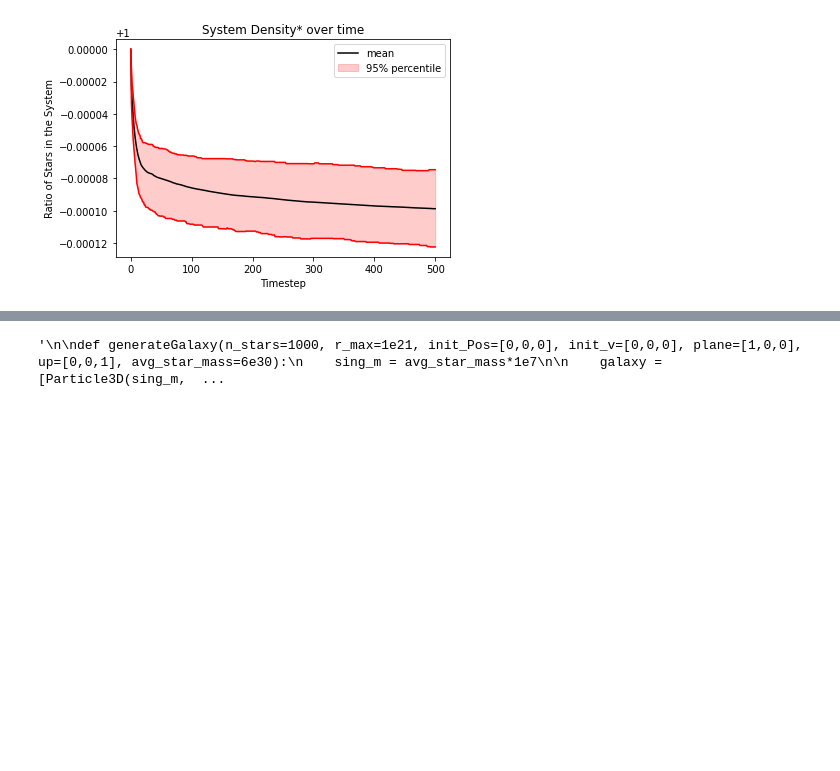
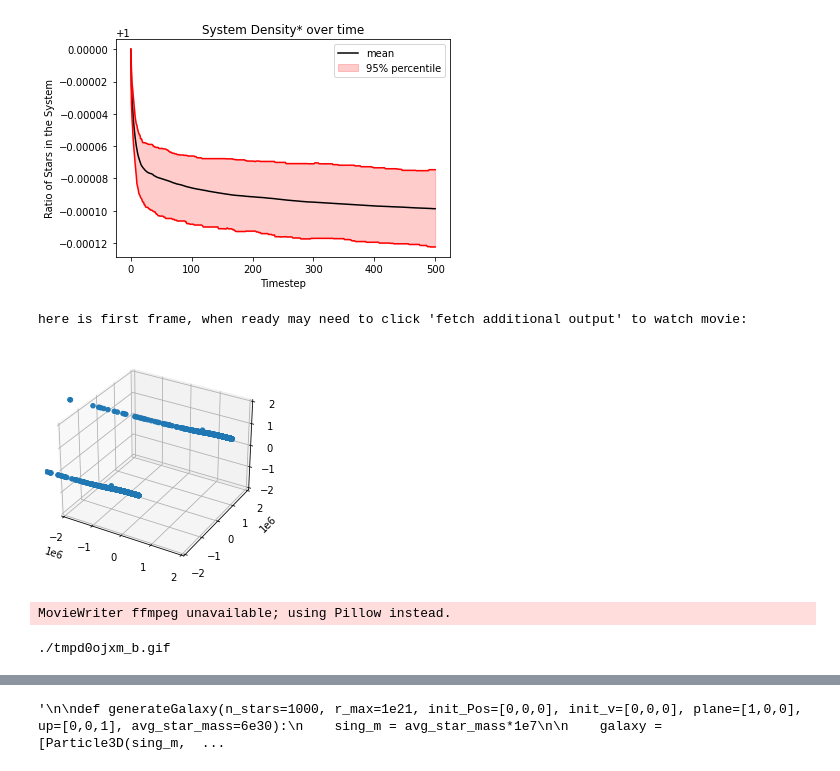
Before and after one commit to phasc/NS162, a Jupyter notebook: final_prject/test_g.ipynb, the cells around one changed output, grey strips where cells are left out. Cells and saved outputs as stored; diff of their text form; code cells hidden in the pictures; blank space fills up the shorter version.

```diff
--- a/final_prject/test_g.ipynb
+++ b/final_prject/test_g.ipynb
@@ -798,3 +798,21 @@ plt.legend()
 plt.show()
 # %% [output]
 [figure]
+# %%
+gal1 = generateGalaxy(1000, 10000000, 1000000, plane=[1,0,0], init_Pos=[-1000000, -1000000, -1000000], init_v=[0.5,0,0.5])
+
+gal2 = generateGalaxy(1000, 10000000, 1000000, plane=[1,0,0], init_Pos=[1000000, 1000000, 1000000], init_v=[-0.5,0,-0.5])
+
+simu = sim3D_simple([gal1[0], gal2[0]], gal1[1:]+gal2[1:])
+dt = 20000
+for _ in range(5000):
+    simu.update_system(dt)
+
+p = simu.posList
+
+animate3D(p, lims=(-2000000,2000000))
+# %% [output]
+here is first frame, when ready may need to click 'fetch additional output' to watch movie:
+[figure, added]
+MovieWriter ffmpeg unavailable; using Pillow instead.
+./tmpd0ojxm_b.gif
```
Also changed, not shown: parts of 1 cell of this notebook, 1 other file.
